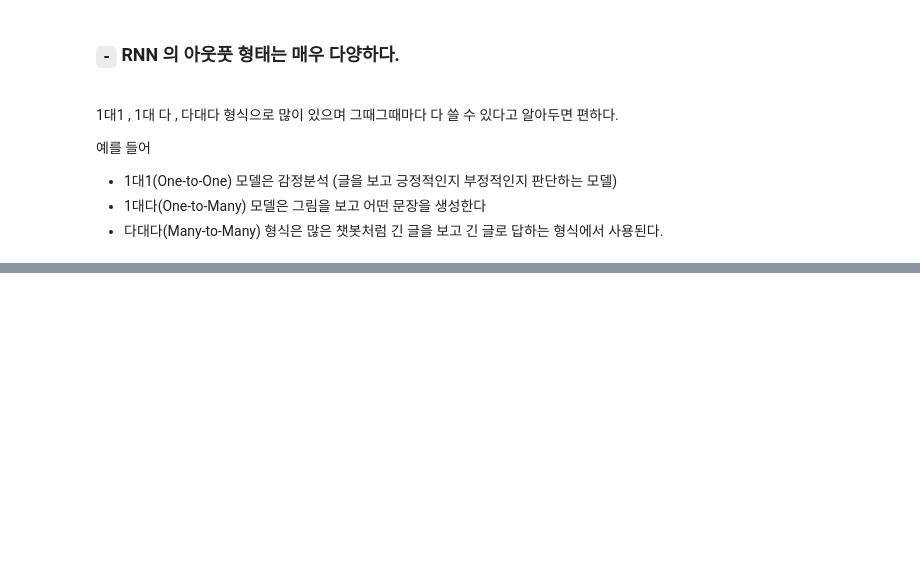
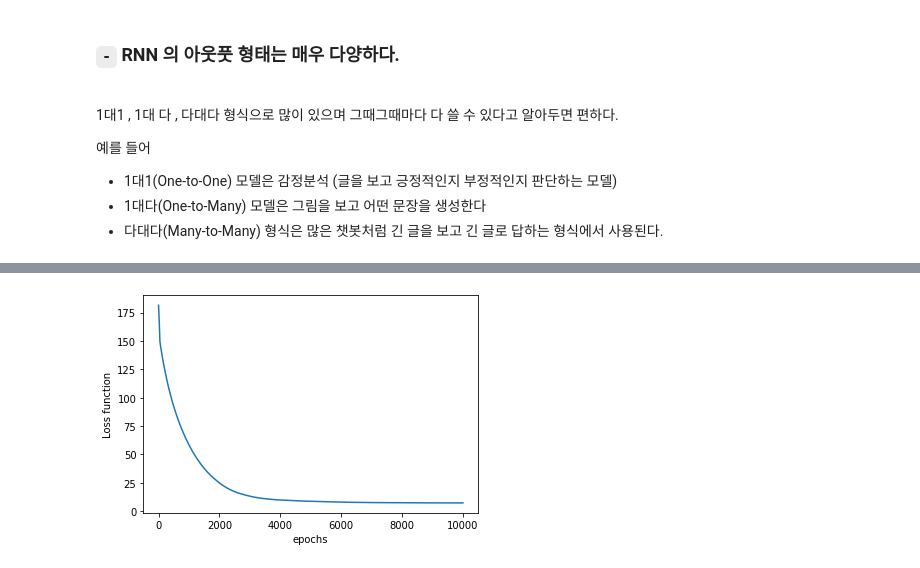
Before and after one commit to Pogjunan/DeeplearningwithPytorch, a Jupyter notebook: [11] RNN.ipynb, the cells around one changed output, grey strips where cells are left out. Cells and saved outputs as stored; diff of their text form; code cells hidden in the pictures; blank space fills up the shorter version.

```diff
--- a/[11] RNN.ipynb
+++ b/[11] RNN.ipynb
@@ -81,0 +235,14 @@ LSTM 을 보면 C 는 지속적으로 진행되는 `long-term line` 으로 누
+# %%
+class RNN(nn.Module):
+    def __init__(self, input_size, hidden_size, num_layers):
+        super().__init__()
+        self.hidden_size = hidden_size
+        self.rnn = nn.RNN(input_size, hidden_size, num_layers, batch_first=True)
+        self.output = nn.Linear(hidden_size, 1)
+
+    def forward(self, x, hidden):
+        out, hidden = self.rnn(x, hidden)
+        out = out.view(-1, self.hidden_size)
+        out = self.output(out)
+
+        return out, hidden
@@ -81,0 +257,21 @@ LSTM 을 보면 C 는 지속적으로 진행되는 `long-term line` 으로 누
+# %%
+loss_function = nn.MSELoss()
+optimizer = optim.Adam(model.parameters(), lr=0.001)
+epochs = 10000
+# %%
+losses = []
+for i in range(1, epochs+1):
+
+    hidden = None
+    pred, hidden = model(inputs, hidden)
+    target = targets[:,-1].unsqueeze(1)
+
+    loss = loss_function(pred, target)
+    optimizer.zero_grad()
+    loss.backward()
+    optimizer.step()
+
+    losses.append(loss.item())
+
+    if i%1000 == 0:
+        print("epoch: ", i, "... Loss function: ", losses[-1])
@@ -81,0 +289,8 @@ LSTM 을 보면 C 는 지속적으로 진행되는 `long-term line` 으로 누
+# %%
+x_range = range(len(losses))
+plt.plot(x_range, losses)
+plt.xlabel("epochs")
+plt.ylabel("Loss function")
+plt.show()
+# %% [output]
+[figure, added]
```
Also changed, not shown: parts of 21 cells of this notebook, 1 other file.
